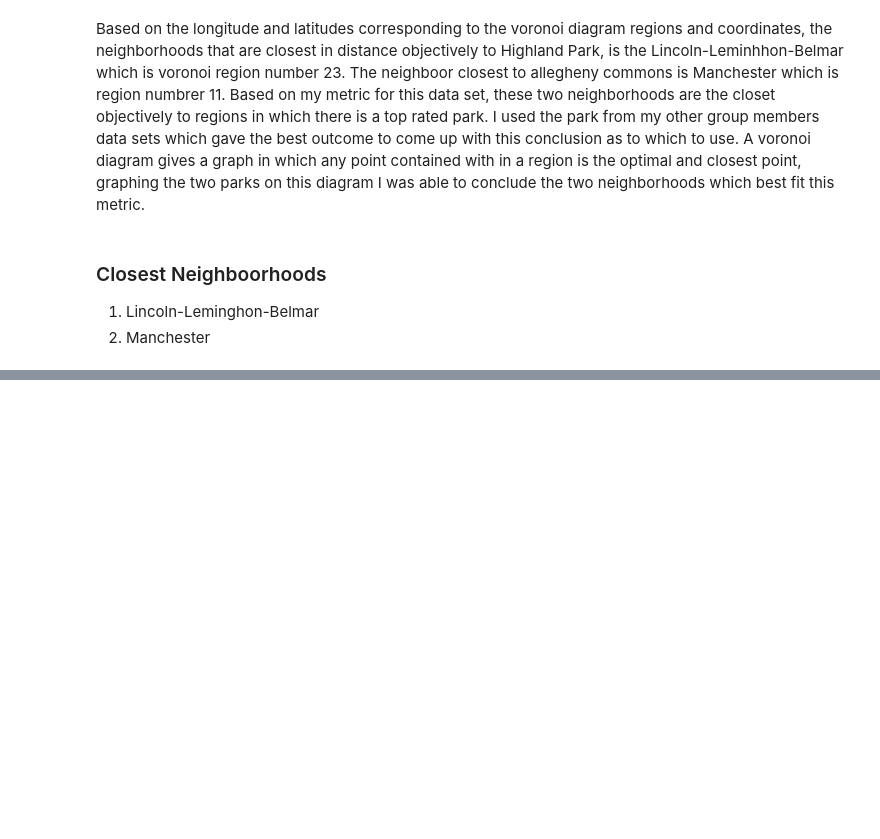
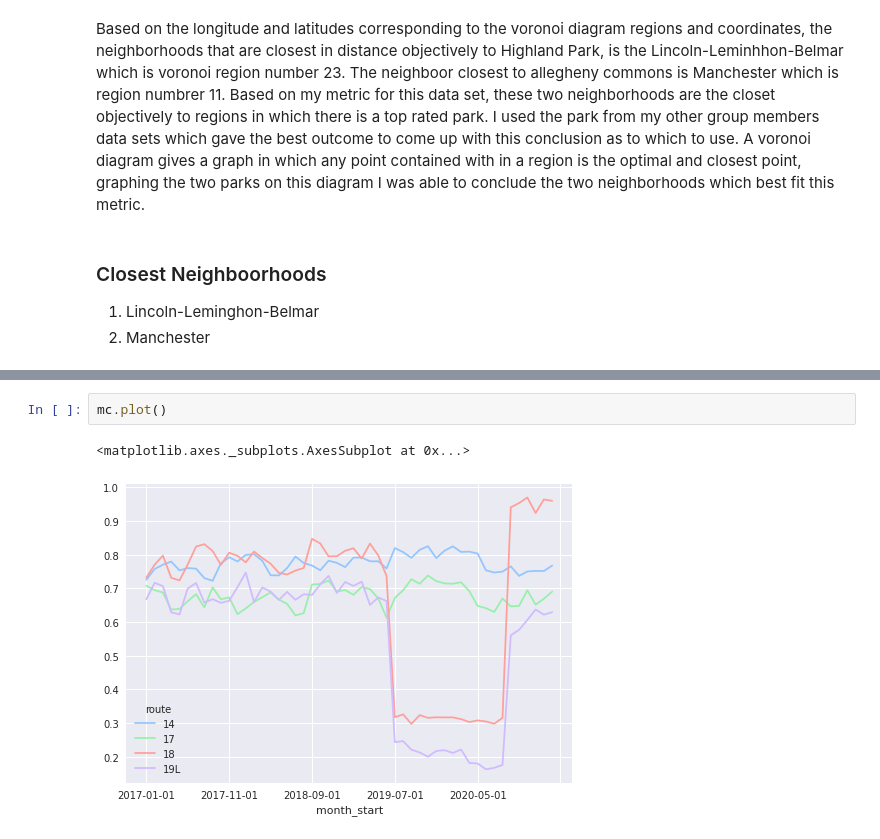
Before and after one commit to suchiattota/final-project-team-1, a Jupyter notebook: FinalProject.ipynb, the cells around one changed output, grey strips where cells are left out. Drawn from its saved outputs; the diff is of its cells as text; blank space fills up the shorter version.

```diff
--- a/FinalProject.ipynb
+++ b/FinalProject.ipynb
@@ -294,0 +326,5 @@ Based on the longitude and latitudes corresponding to the voronoi diagram region
+# %%
+mc.plot()
+# %% [output]
+<matplotlib.axes._subplots.AxesSubplot at 0x...>
+[figure, added]
```
Also changed, not shown: parts of 21 cells of this notebook.
